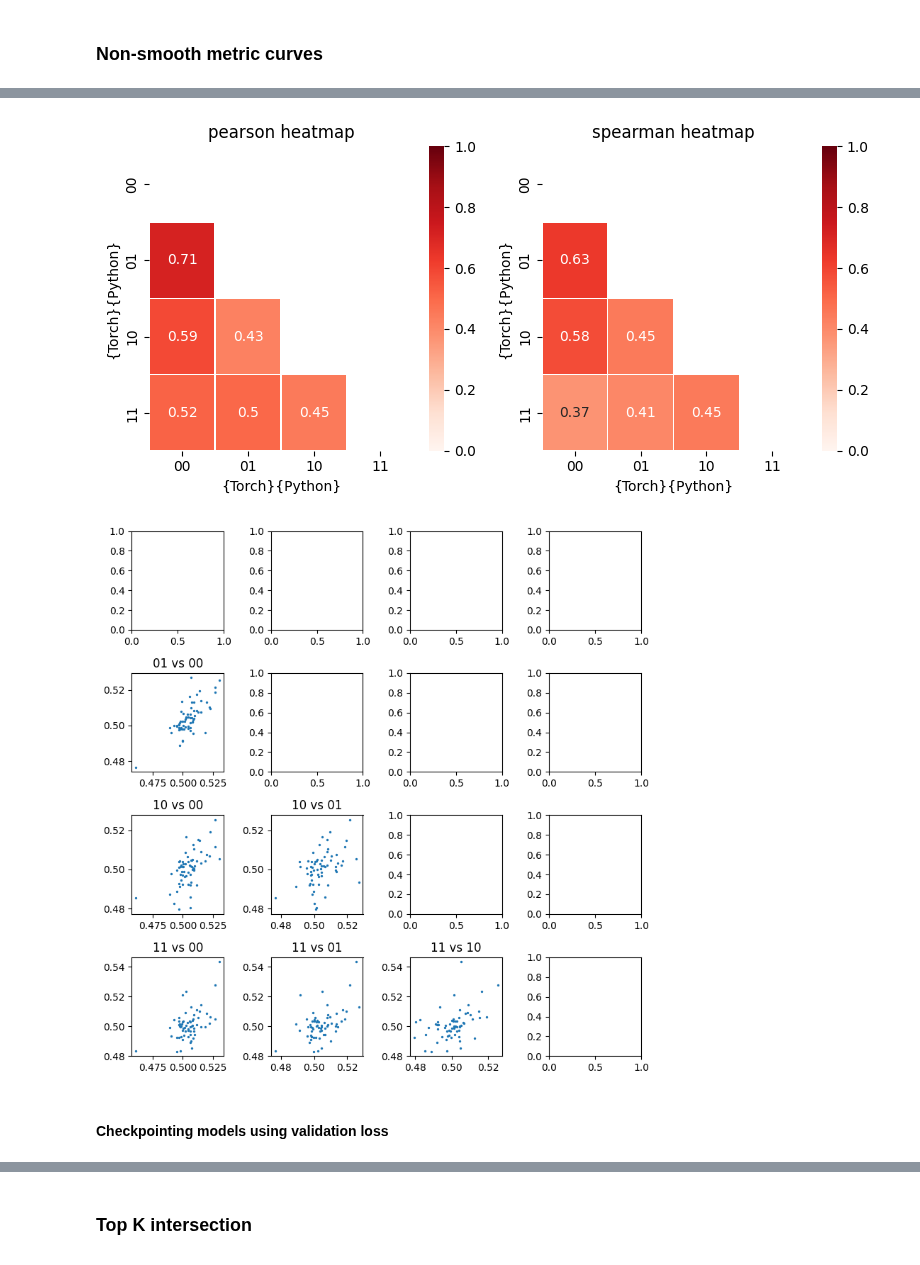
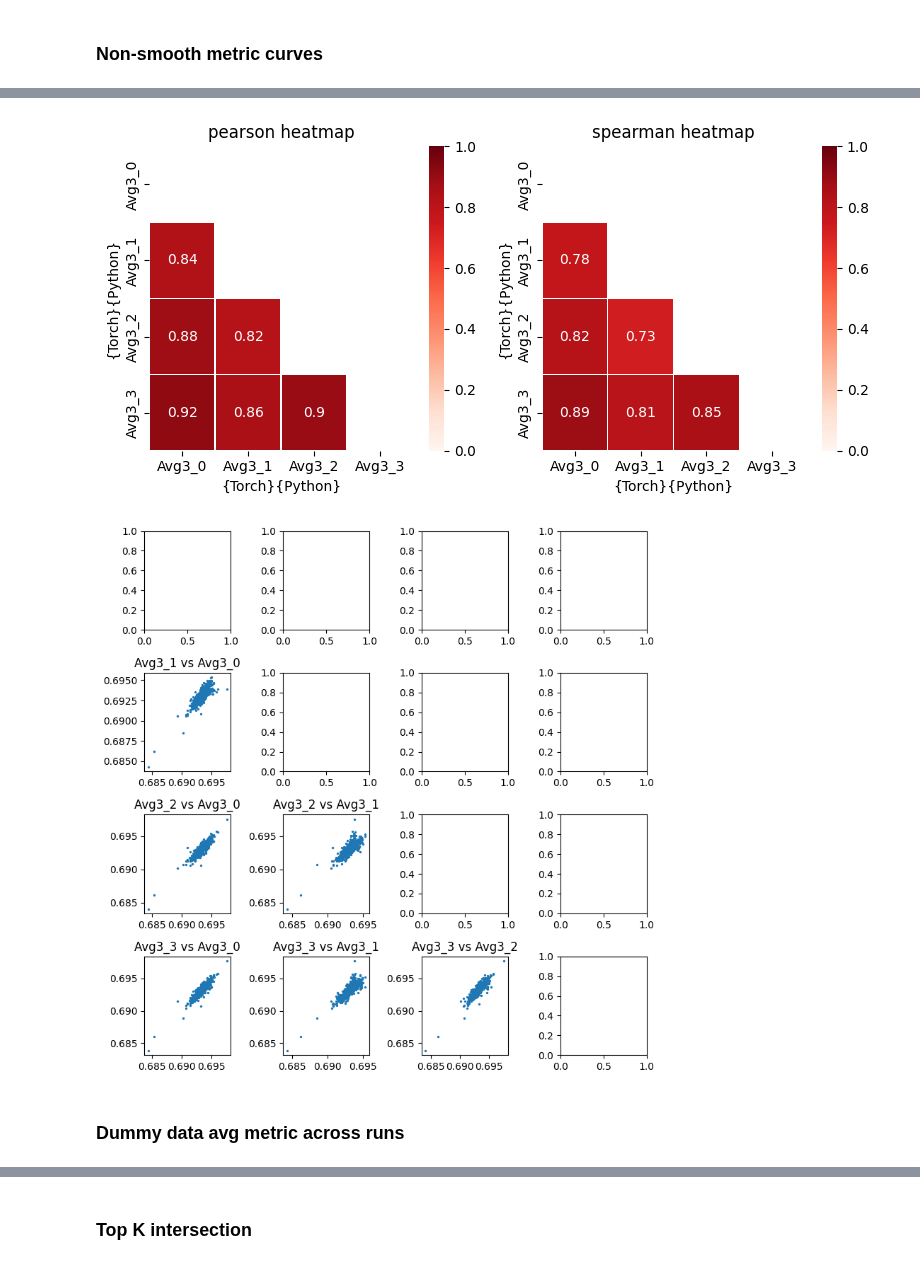
Before and after one commit to titoghose/GWANN, a Jupyter notebook: Code_AD/sensitivity_plots.ipynb, the cells around one changed output, grey strips where cells are left out. Drawn from its saved outputs; the diff is of its cells as text; code cells hidden in the pictures.

```diff
--- a/Code_AD/sensitivity_plots.ipynb
+++ b/Code_AD/sensitivity_plots.ipynb
@@ -554,2 +607,13 @@ def corr_plots(comb_df, fig_size1=(8, 4), fig_size2=(8, 8)):
+# %%
+fig1, fig2 = corr_plots(comb_df[[f'Avg{r}_{ci}' for ci in range(4)]])
+display()
+display(fig1, fig2)
+plt.close()
+plt.close()
+# %% [output]
+[figure, added]
+[figure, added]
+# %% [markdown]
+### Dummy data avg metric across runs
 # %%
 grp_size = 10
@@ -567,12 +632,0 @@ comb_df.set_index('Gene', inplace=True)
-# %%
-from IPython.display import display
-fig1, fig2 = corr_plots(comb_df)
-display(fig1, fig2)
-# fig1.savefig(f'./AccCkpt_grp{grp_size}_corr_heatmap_genes.png')
-plt.close()
-plt.close()
-# %% [output]
-[figure, removed]
-[figure, removed]
-# %% [markdown]
-#### Checkpointing models using validation loss
```
Also changed, not shown: parts of 20 cells of this notebook, 4 other files.
